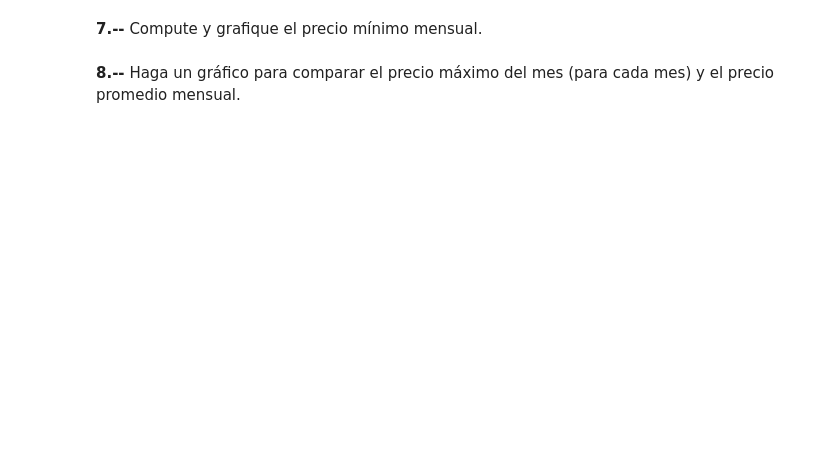
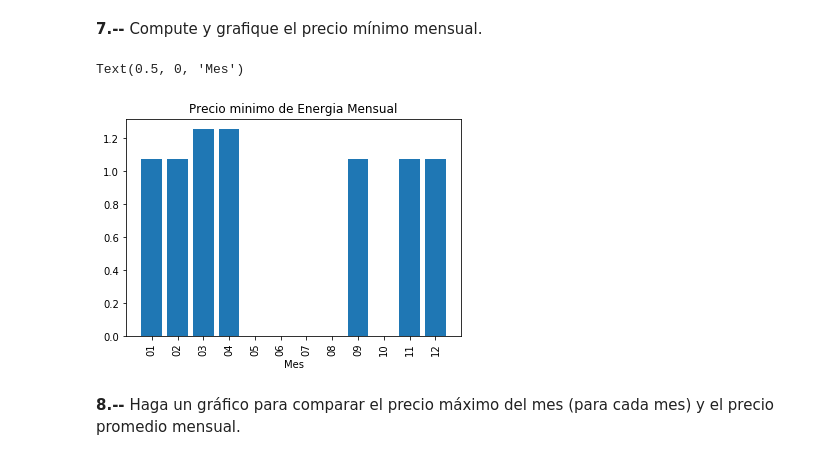
Before and after one commit to cda-2019-01/lab-analisis-exploratorio-de-datos-forgedk, a Jupyter notebook: LAB-precios-electricidad.ipynb, the cells around one changed output. Cells and saved outputs as stored; diff of their text form; code cells hidden in the pictures; blank space fills up the shorter version.

```diff
--- a/LAB-precios-electricidad.ipynb
+++ b/LAB-precios-electricidad.ipynb
@@ -44,4 +111,16 @@ dfs = pd.melt(dfs,id_vars='Fecha')
 # %% [markdown]
 **7.--** Compute y grafique el precio mínimo mensual.
+# %%
+DatosPorMesMinimo = DataFrameSinRepetir.copy()
+DatosPorMesMinimo['Fecha'] = pd.to_datetime(DatosPorMesMinimo['Fecha'])
+DatosPorMesMinimo['Mes'] =  DatosPorMesMinimo[['Fecha']].apply(lambda x: dt.datetime.strftime(x['Fecha'], '%m'), axis=1)
+DatosPorMesMinimo = DatosPorMesMinimo.groupby('Mes').agg({'Precio': np.min})
+plt.bar(range(12), DatosPorMesMinimo['Precio'])
+plt.xticks(range(12), (list(DatosPorMesMinimo.index)), rotation='vertical')
+plt.title('Precio minimo de Energia Mensual')
+plt.xlabel('Mes')
+# %% [output]
+Text(0.5, 0, 'Mes')
+[figure, added]
 # %% [markdown]
 **8.--** Haga un gráfico para comparar el precio máximo del mes (para cada mes) y el precio promedio mensual.
```
Also changed, not shown: parts of 10 cells of this notebook.
